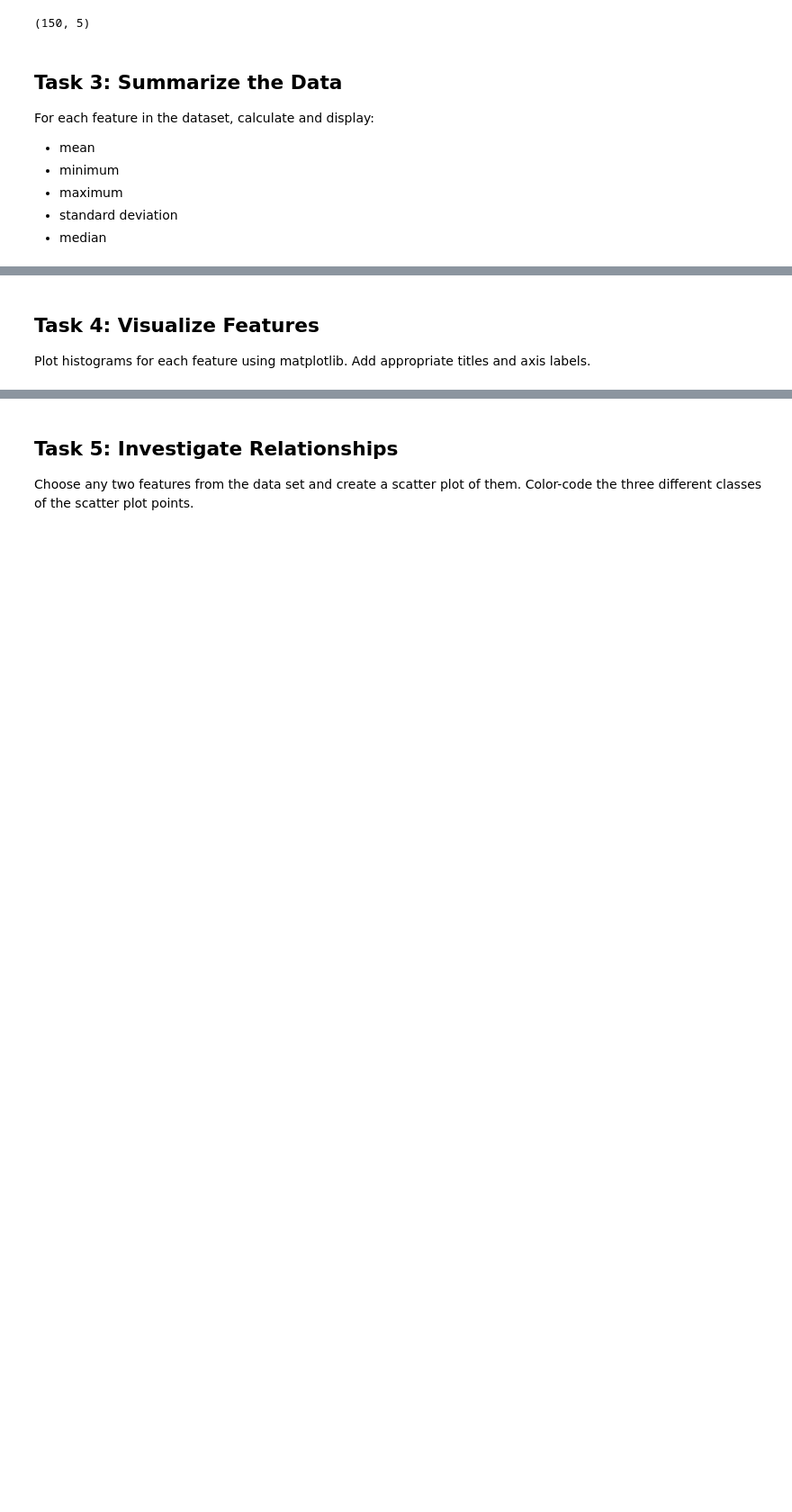
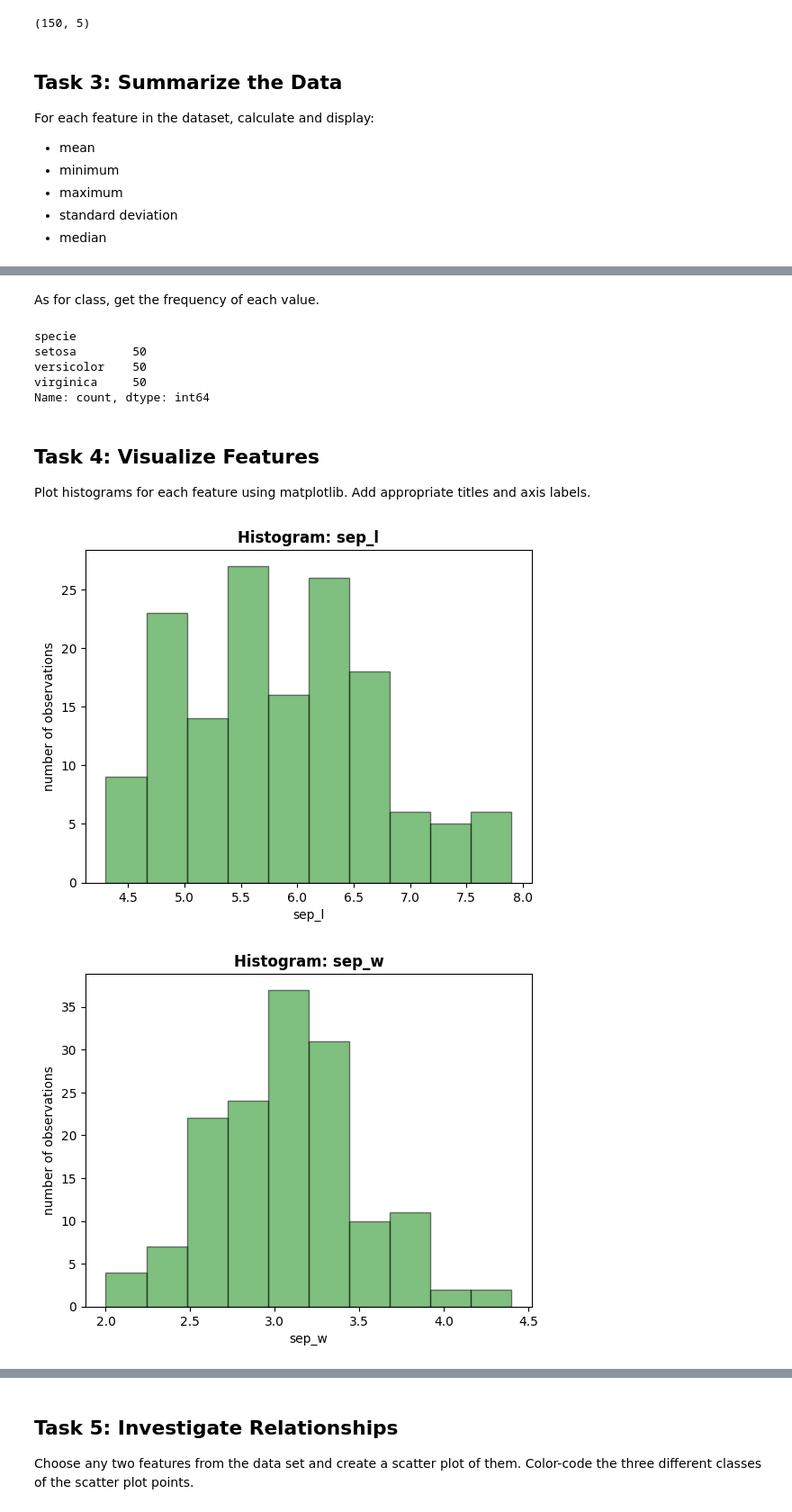
Before and after one commit to quyenphanlyons/data_analytics, a Jupyter notebook: tasks.ipynb, the cells around one changed output, grey strips where cells are left out. Shown at 90% size. Saved outputs shown, nothing was run; the diff lists cells and outputs as text; code cells hidden in the pictures; blank space fills up the shorter version.

```diff
--- a/tasks.ipynb
+++ b/tasks.ipynb
@@ -176,4 +208,35 @@ iris_array[['sepal length (cm)','sepal width (cm)','petal length (cm)','petal wi
+# %% [markdown]
+As for class, get the frequency of each value.
+# %%
+distri = iri['specie'].value_counts(sort=False)
+distri
+# %% [output]
+specie
+setosa        50
+versicolor    50
+virginica     50
+Name: count, dtype: int64
 # %% [markdown]
 ## Task 4: Visualize Features
 Plot histograms for each feature using matplotlib.
 Add appropriate titles and axis labels.
+# %%
+from matplotlib import pyplot as plt
+
+# Create the histogram with 10 groups using parameter bins
+
+for column in ('sep_l','sep_w','pet_l','pet_w'):
+    # Create histograms
+    plt.figure()
+    plt.hist(iri[column],bins = 10, alpha = 0.5, color = 'green', edgecolor = 'black')
+    # Add labels and title
+    plt.xlabel(column)
+    plt.ylabel('number of observations')
+    plt.title(f'Histogram: {column}', fontweight='bold')
+
+# Ressources
+# Separate histograms in different windows: use plt.figure()
+# https://stackoverflow.com/questions/66136669/plotting-separate-histograms-using-matplotlib
+# %% [output]
+[figure, added]
+[figure, added]
```
Also changed, not shown: parts of 15 cells of this notebook.
